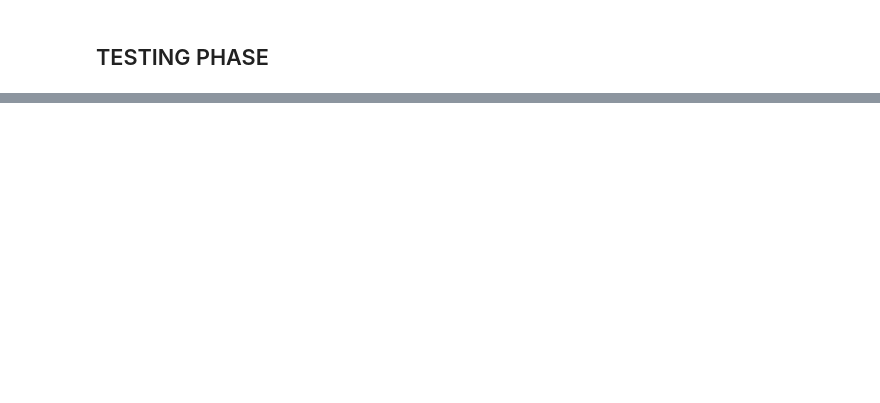
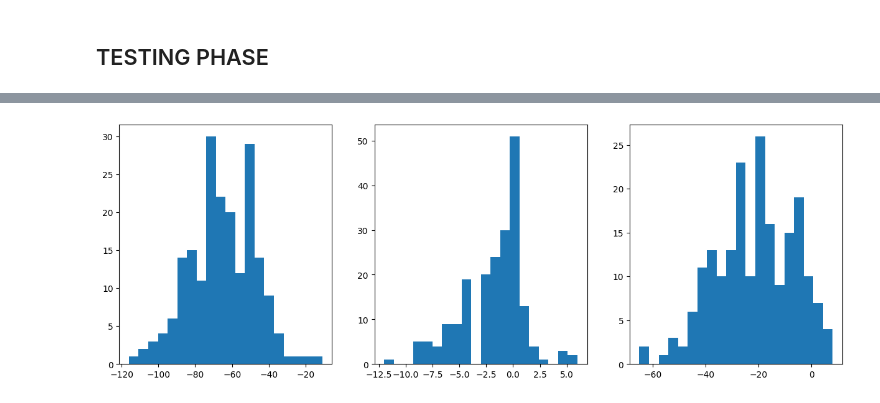
Before and after one commit to PaulToudret/RL_project_sailing, a Jupyter notebook: capitaine_2.ipynb, the cells around one changed output, grey strips where cells are left out. Saved outputs shown, nothing was run; the diff lists cells and outputs as text; code cells hidden in the pictures; blank space fills up the shorter version.

```diff
--- a/capitaine_2.ipynb
+++ b/capitaine_2.ipynb
@@ -856,6 +851,31 @@ exploration rate re-set to : 0
 [interactive output not drawn]
 [interactive output not drawn]
 [interactive output not drawn]
+# %%
+import matplotlib.pyplot as plt
+import numpy as np
+%matplotlib inline
+
+test_agent = MyNaiveAgent()
+
+fig, axes = plt.subplots(1, 3, figsize=(15, 5))
+
+num_test = 200
+n = [random.randint(0, 200000) for _ in range(num_test)]
+
+for i in range(1,4):
+    results_steps, results_rew, results_avg_speed = test(sailor, num_test=num_test, max_steps=500, seed=n, env=i, verbose=False)
+    results_steps2, results_rew2, results_avg_speed2 = test(test_agent, num_test=num_test, max_steps=500, seed=n, env=i, verbose=False)
+
+    delta = []
+    for s1, s2 in zip(results_steps, results_steps2):
+        delta.append(s1 - s2)
+
+    axes[i-1].hist(delta,bins=20)
+
+plt.show()
+# %% [output]
+[figure, added]
 # %%
 # Import the utility function for saving Q-learning agents
 from src.utils.agent_utils import save_qlearning_agent
```
Also changed, not shown: parts of 10 cells of this notebook, 1 other file.
